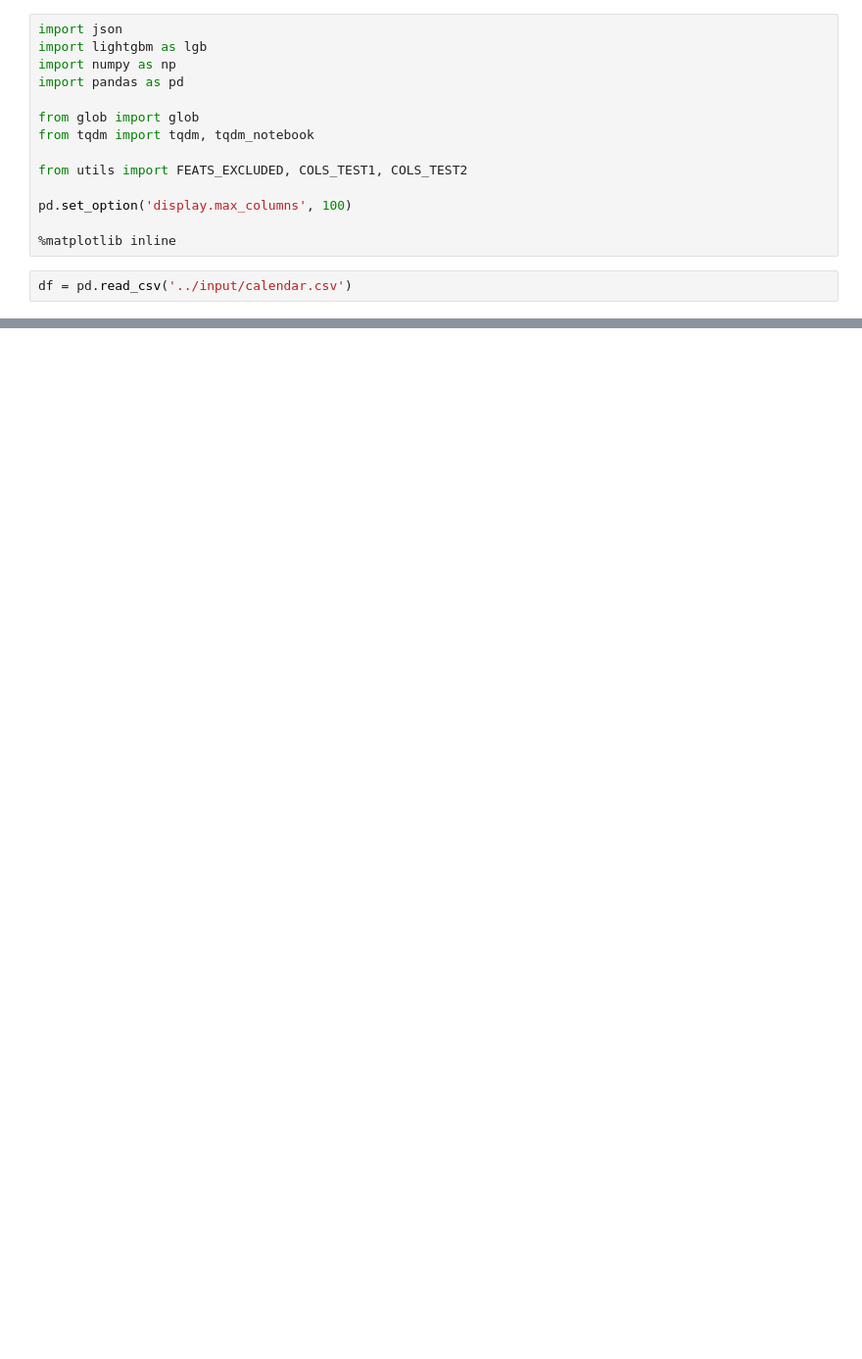
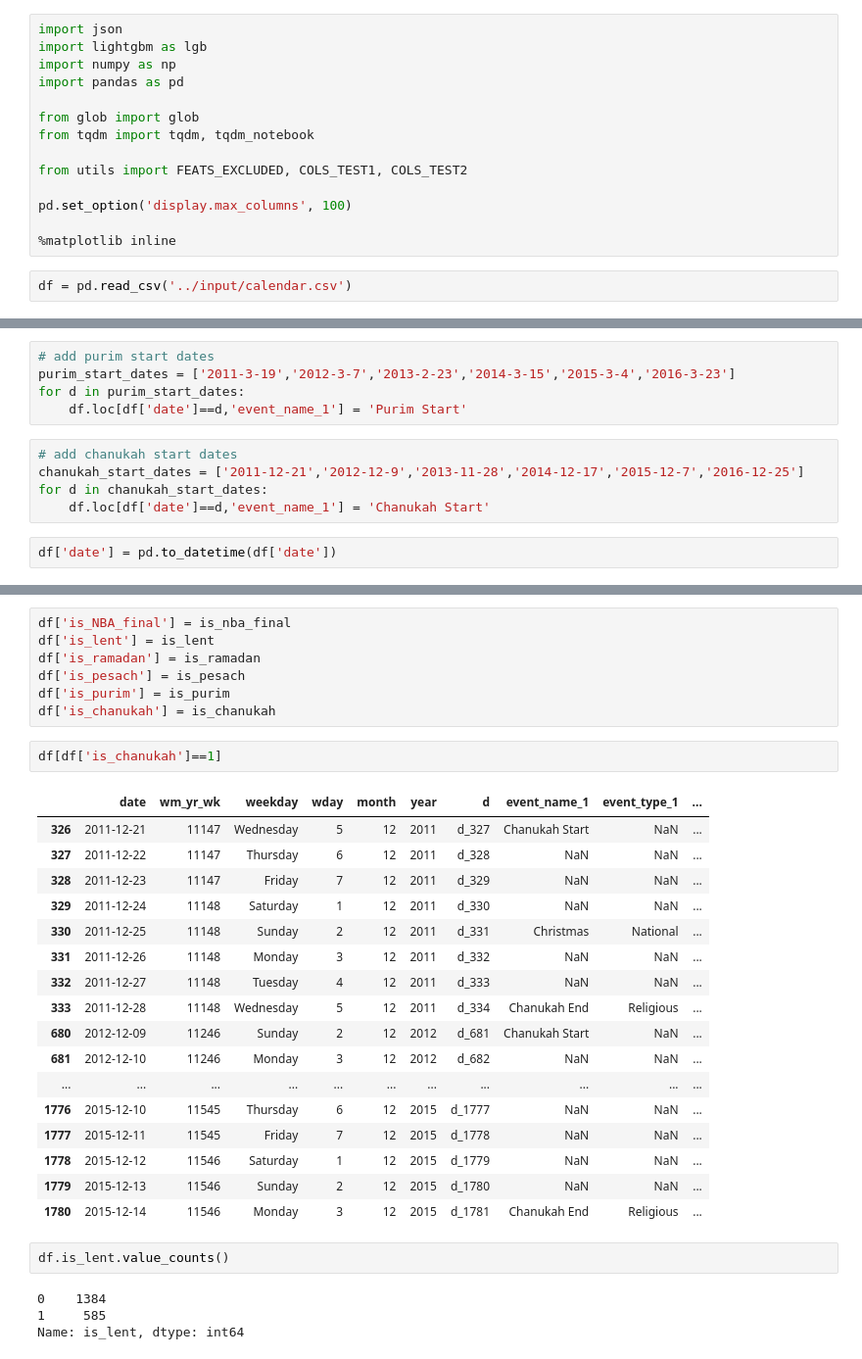
Before and after one commit to MitsuruFujiwara/M5-Forecasting-Accuracy, a Jupyter notebook: src/905_calender.ipynb, the cells around one changed output, grey strips where cells are left out. Shown at 98% size. Cells and saved outputs as stored; diff of their text form; blank space fills up the shorter version.

```diff
--- a/src/905_calender.ipynb
+++ b/src/905_calender.ipynb
@@ -40,0 +78,12 @@ df
+# %%
+# add purim start dates
+purim_start_dates = ['2011-3-19','2012-3-7','2013-2-23','2014-3-15','2015-3-4','2016-3-23']
+for d in purim_start_dates:
+    df.loc[df['date']==d,'event_name_1'] = 'Purim Start'
+# %%
+# add chanukah start dates
+chanukah_start_dates = ['2011-12-21','2012-12-9','2013-11-28','2014-12-17','2015-12-7','2016-12-25']
+for d in chanukah_start_dates:
+    df.loc[df['date']==d,'event_name_1'] = 'Chanukah Start'
+# %%
+df['date'] = pd.to_datetime(df['date'])
@@ -40,0 +141,33 @@ df
+# %%
+df['is_NBA_final'] = is_nba_final
+df['is_lent'] = is_lent
+df['is_ramadan'] = is_ramadan
+df['is_pesach'] = is_pesach
+df['is_purim'] = is_purim
+df['is_chanukah'] = is_chanukah
+# %%
+df[df['is_chanukah']==1]
+# %% [output]
+|  | date | wm_yr_wk | weekday | wday | month | year | d | event_name_1 | event_type_1 | ... |
+| 326 | 2011-12-21 | 11147 | Wednesday | 5 | 12 | 2011 | d_327 | Chanukah Start | NaN | ... |
+| 327 | 2011-12-22 | 11147 | Thursday | 6 | 12 | 2011 | d_328 | NaN | NaN | ... |
+| 328 | 2011-12-23 | 11147 | Friday | 7 | 12 | 2011 | d_329 | NaN | NaN | ... |
+| 329 | 2011-12-24 | 11148 | Saturday | 1 | 12 | 2011 | d_330 | NaN | NaN | ... |
+| 330 | 2011-12-25 | 11148 | Sunday | 2 | 12 | 2011 | d_331 | Christmas | National | ... |
+| 331 | 2011-12-26 | 11148 | Monday | 3 | 12 | 2011 | d_332 | NaN | NaN | ... |
+| 332 | 2011-12-27 | 11148 | Tuesday | 4 | 12 | 2011 | d_333 | NaN | NaN | ... |
+| 333 | 2011-12-28 | 11148 | Wednesday | 5 | 12 | 2011 | d_334 | Chanukah End | Religious | ... |
+| 680 | 2012-12-09 | 11246 | Sunday | 2 | 12 | 2012 | d_681 | Chanukah Start | NaN | ... |
+| 681 | 2012-12-10 | 11246 | Monday | 3 | 12 | 2012 | d_682 | NaN | NaN | ... |
+| ... | ... | ... | ... | ... | ... | ... | ... | ... | ... | ... |
+| 1776 | 2015-12-10 | 11545 | Thursday | 6 | 12 | 2015 | d_1777 | NaN | NaN | ... |
+| 1777 | 2015-12-11 | 11545 | Friday | 7 | 12 | 2015 | d_1778 | NaN | NaN | ... |
+| 1778 | 2015-12-12 | 11546 | Saturday | 1 | 12 | 2015 | d_1779 | NaN | NaN | ... |
+| 1779 | 2015-12-13 | 11546 | Sunday | 2 | 12 | 2015 | d_1780 | NaN | NaN | ... |
+| 1780 | 2015-12-14 | 11546 | Monday | 3 | 12 | 2015 | d_1781 | Chanukah End | Religious | ... |
+# %%
+df.is_lent.value_counts()
+# %% [output]
+0    1384
+1     585
+Name: is_lent, dtype: int64
```
Also changed, not shown: parts of 9 cells of this notebook, 5 other files.
